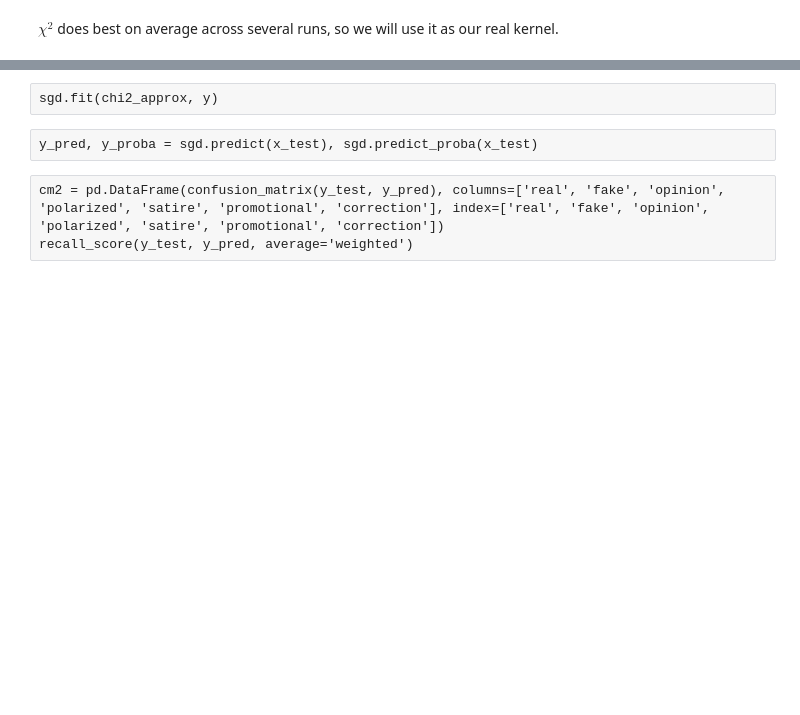
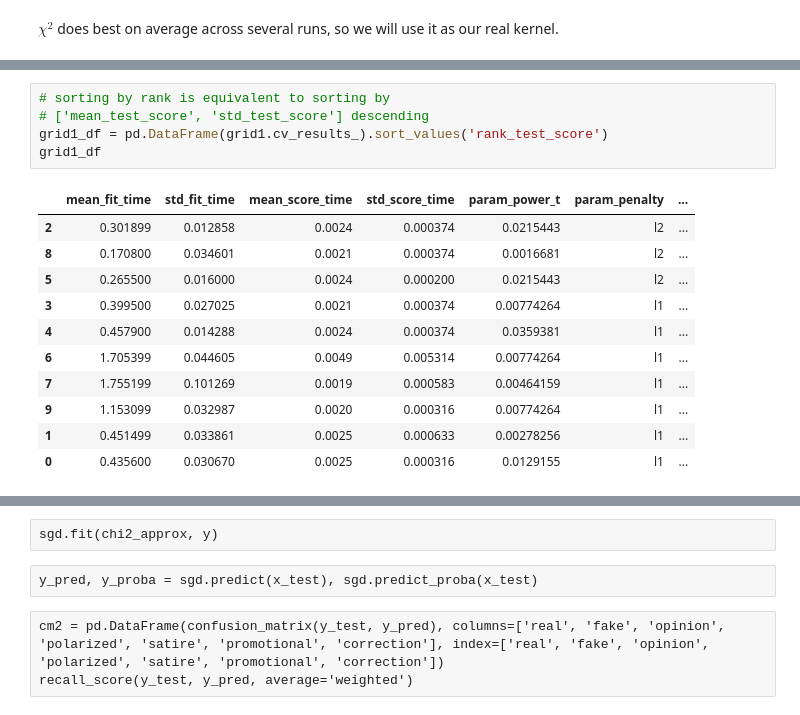
Before and after one commit to lethaiq/SysFake-1, a Jupyter notebook: notebooks/sgd_try.ipynb, the cells around one changed output, grey strips where cells are left out. Cells and saved outputs as stored; diff of their text form; blank space fills up the shorter version.

```diff
--- a/notebooks/sgd_try.ipynb
+++ b/notebooks/sgd_try.ipynb
@@ -164,3 +197,20 @@ pipeline_steps = [('kernel', Nystroem(kernel='chi2')), ('clf', SGDClassifier(ave
+# %%
+# sorting by rank is equivalent to sorting by
+# ['mean_test_score', 'std_test_score'] descending
+grid1_df = pd.DataFrame(grid1.cv_results_).sort_values('rank_test_score')
+grid1_df
+# %% [output]
+|  | mean_fit_time | std_fit_time | mean_score_time | std_score_time | param_power_t | param_penalty | ... |
+| 2 | 0.301899 | 0.012858 | 0.0024 | 0.000374 | 0.0215443 | l2 | ... |
+| 8 | 0.170800 | 0.034601 | 0.0021 | 0.000374 | 0.0016681 | l2 | ... |
+| 5 | 0.265500 | 0.016000 | 0.0024 | 0.000200 | 0.0215443 | l2 | ... |
+| 3 | 0.399500 | 0.027025 | 0.0021 | 0.000374 | 0.00774264 | l1 | ... |
+| 4 | 0.457900 | 0.014288 | 0.0024 | 0.000374 | 0.0359381 | l1 | ... |
+| 6 | 1.705399 | 0.044605 | 0.0049 | 0.005314 | 0.00774264 | l1 | ... |
+| 7 | 1.755199 | 0.101269 | 0.0019 | 0.000583 | 0.00464159 | l1 | ... |
+| 9 | 1.153099 | 0.032987 | 0.0020 | 0.000316 | 0.00774264 | l1 | ... |
+| 1 | 0.451499 | 0.033861 | 0.0025 | 0.000633 | 0.00278256 | l1 | ... |
+| 0 | 0.435600 | 0.030670 | 0.0025 | 0.000316 | 0.0129155 | l1 | ... |
 # %%
 #fm = Nystroem(kernel='chi2', n_components=300).fit_transform(x, y)
 
```
Also changed, not shown: parts of 12 cells of this notebook, 6 other files.
